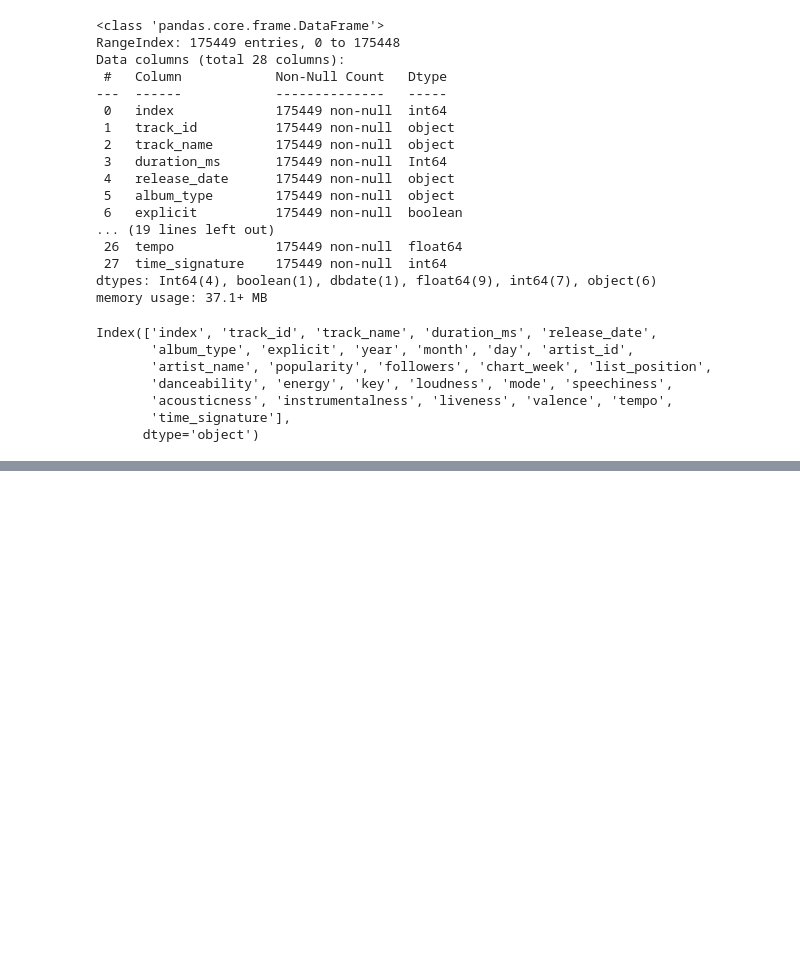
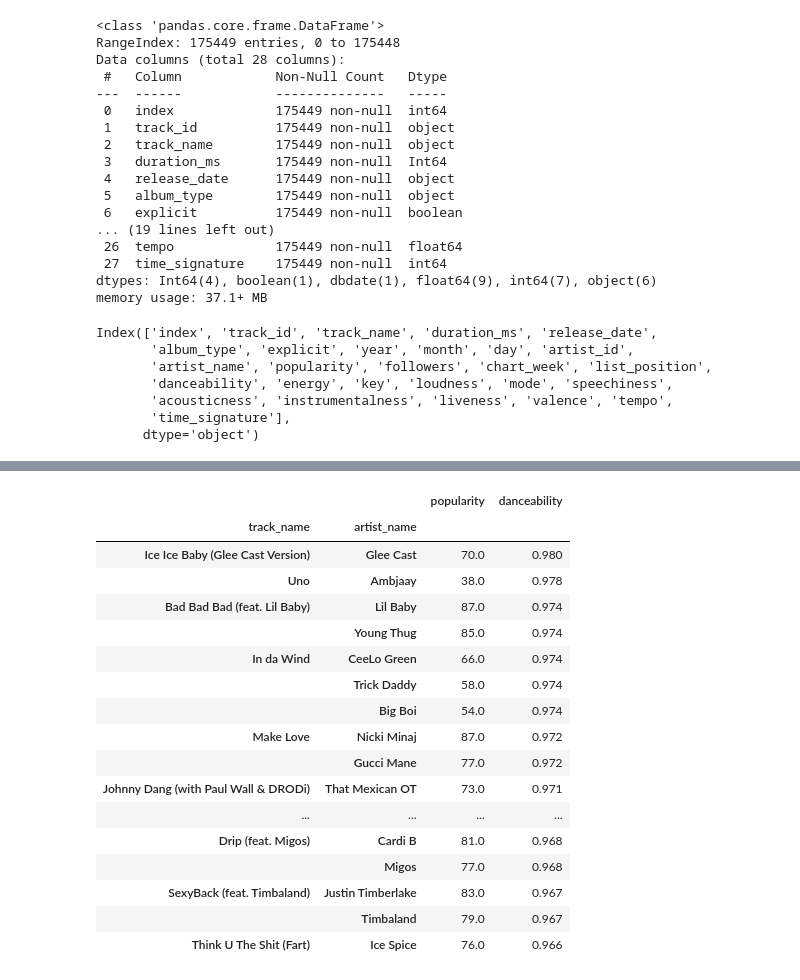
Before and after one commit to nwaynway30/da26_python, a Jupyter notebook: master_data.ipynb, the cells around one changed output, grey strips where cells are left out. Cells and saved outputs as stored; diff of their text form; code cells hidden in the pictures; blank space fills up the shorter version.

```diff
--- a/master_data.ipynb
+++ b/master_data.ipynb
@@ -497,0 +550,22 @@ hello world
+# %%
+# Which tracks with high popularity scores also have high danceability values, making them suitable for live performances?
+master_data.groupby(["track_name","artist_name"])[["popularity","danceability"]].mean().sort_values(ascending = False,by = ["danceability","popularity"]).head(20)
+# %% [output]
+|  |  | popularity | danceability |
+| track_name | artist_name |  |  |
+| Ice Ice Baby (Glee Cast Version) | Glee Cast | 70.0 | 0.980 |
+| Uno | Ambjaay | 38.0 | 0.978 |
+| Bad Bad Bad (feat. Lil Baby) | Lil Baby | 87.0 | 0.974 |
+|  | Young Thug | 85.0 | 0.974 |
+| In da Wind | CeeLo Green | 66.0 | 0.974 |
+|  | Trick Daddy | 58.0 | 0.974 |
+|  | Big Boi | 54.0 | 0.974 |
+| Make Love | Nicki Minaj | 87.0 | 0.972 |
+|  | Gucci Mane | 77.0 | 0.972 |
+| Johnny Dang (with Paul Wall & DRODi) | That Mexican OT | 73.0 | 0.971 |
+| ... | ... | ... | ... |
+| Drip (feat. Migos) | Cardi B | 81.0 | 0.968 |
+|  | Migos | 77.0 | 0.968 |
+| SexyBack (feat. Timbaland) | Justin Timberlake | 83.0 | 0.967 |
+|  | Timbaland | 79.0 | 0.967 |
+| Think U The Shit (Fart) | Ice Spice | 76.0 | 0.966 |
```
Also changed, not shown: parts of 12 cells of this notebook.
